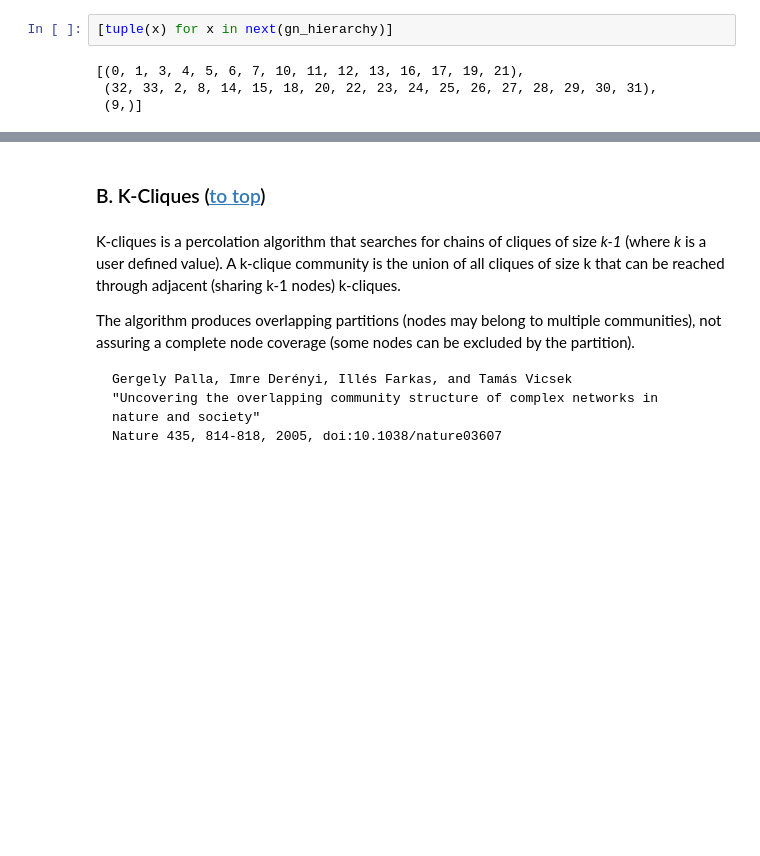
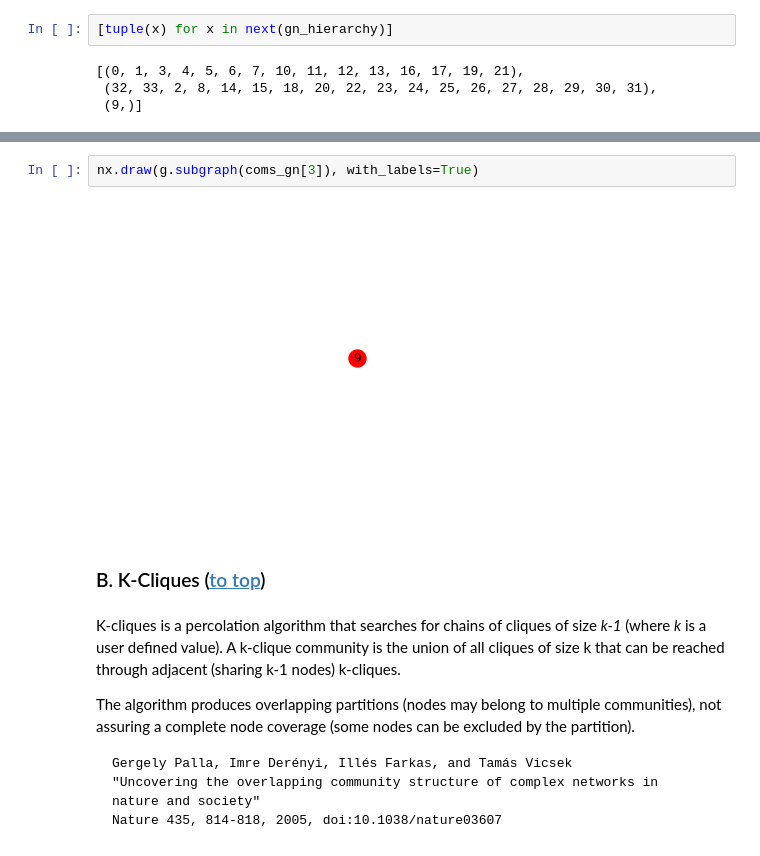
Before and after one commit to KDDComplexNetworkAnalysis/CNA_Tutorials, a Jupyter notebook: CommunityDiscovery.ipynb, the cells around one changed output, grey strips where cells are left out. Drawn from its saved outputs; the diff is of its cells as text; blank space fills up the shorter version.

```diff
--- a/CommunityDiscovery.ipynb
+++ b/CommunityDiscovery.ipynb
@@ -87,3 +85,7 @@ gn_coms
+# %%
+nx.draw(g.subgraph(coms_gn[3]), with_labels=True)
+# %% [output]
+[figure, added]
 # %% [markdown]
 <a id='kc'></a>
 ### B. K-Cliques ([to top](#top))
```
Also changed, not shown: parts of 17 cells of this notebook.
